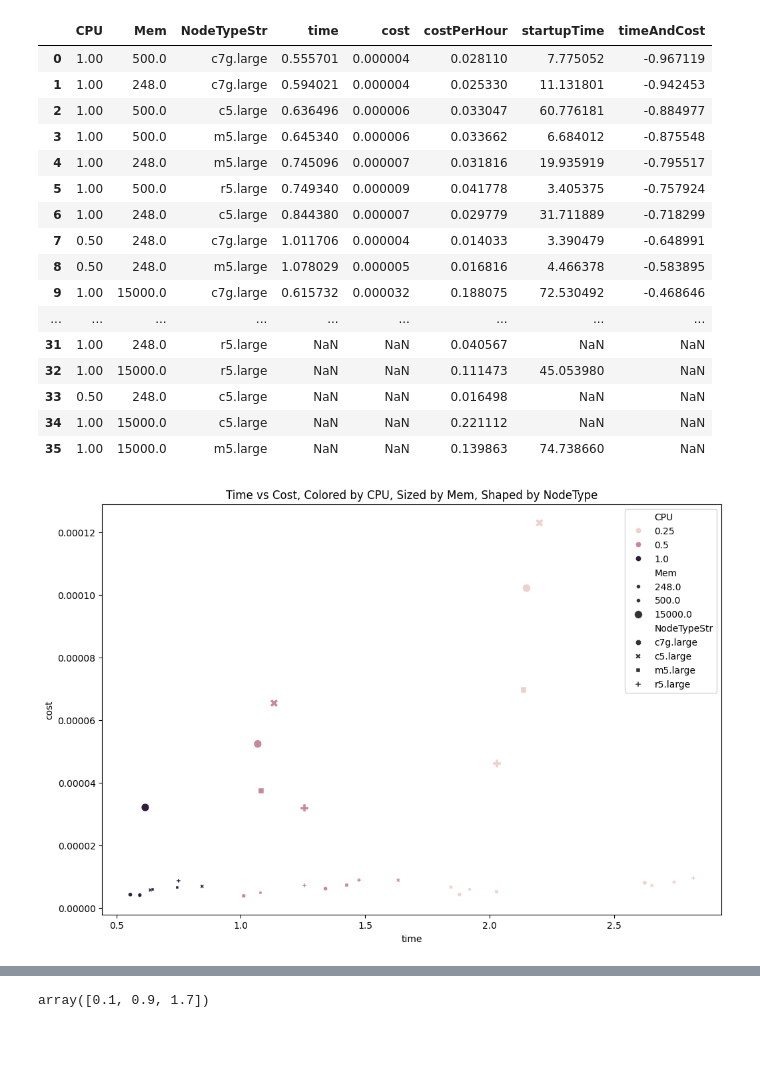
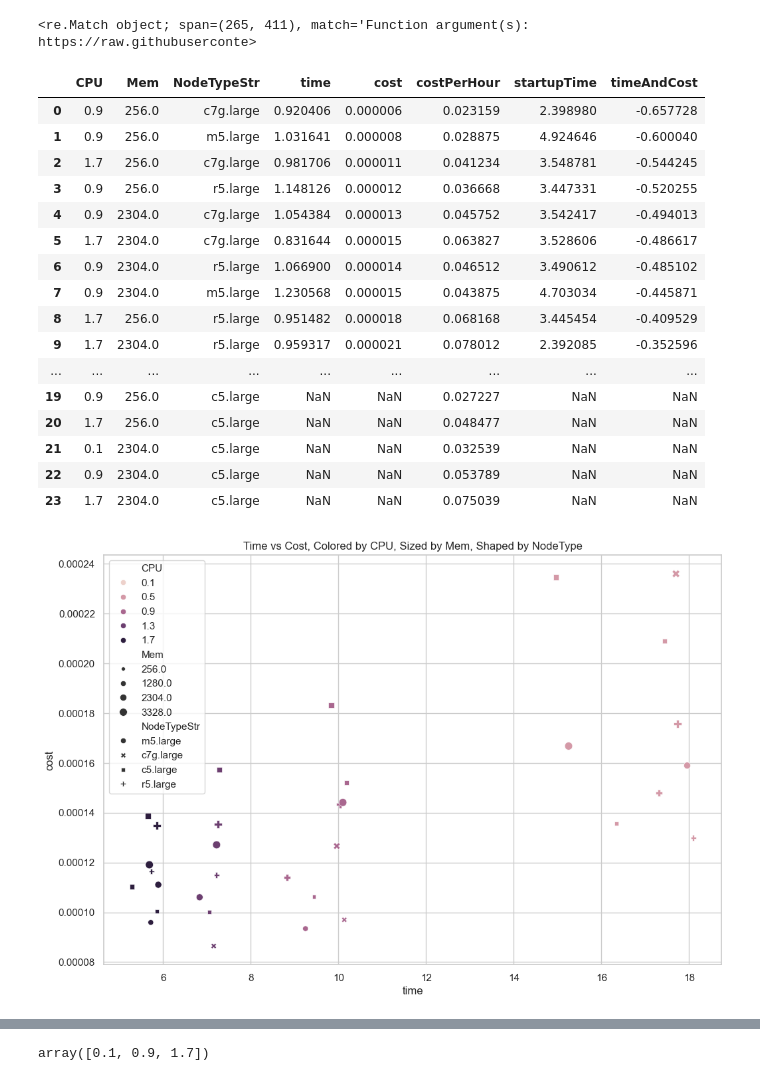
Before and after one commit to ckeenan34/FaaSterConfig, a Jupyter notebook: notebooks/AnalyzeResults.ipynb, the cells around one changed output, grey strips where cells are left out. Cells and saved outputs as stored; diff of their text form; code cells hidden in the pictures; blank space fills up the shorter version.

```diff
--- a/notebooks/AnalyzeResults.ipynb
+++ b/notebooks/AnalyzeResults.ipynb
@@ -8,3 +47,15 @@ import seaborn as sns
+# %%
+def readResult(path, n=9):
+    with open(path) as file:
+        head = [next(file) for _ in range(n)]
+        df = pd.read_csv(file)
+
+    res = parseConfigData("\n".join(head))
+    res['df'] = df
+    best = df.iloc[0]
+    res['bestTime'] = best.time
+    res['bestCost'] = best.cost
+    return res
 # %%
 resultsPath = "../FaaSterConfig/results/"
 # %%
@@ -31,25 +83,27 @@ mostRecent
 # %%
-df = pd.read_csv(os.path.join(resultsPath,mostRecent), skiprows=9)
+res = readResult(os.path.join(resultsPath,mostRecent))
+# %% [output]
+<re.Match object; span=(265, 411), match='Function argument(s): https://raw.githubuserconte>
 # %%
-df
+res['df']
 # %% [output]
 |  | CPU | Mem | NodeTypeStr | time | cost | costPerHour | startupTime | timeAndCost |
-| 0 | 1.00 | 500.0 | c7g.large | 0.555701 | 0.000004 | 0.028110 | 7.775052 | -0.967119 |
-| 1 | 1.00 | 248.0 | c7g.large | 0.594021 | 0.000004 | 0.025330 | 11.131801 | -0.942453 |
-| 2 | 1.00 | 500.0 | c5.large | 0.636496 | 0.000006 | 0.033047 | 60.776181 | -0.884977 |
-| 3 | 1.00 | 500.0 | m5.large | 0.645340 | 0.000006 | 0.033662 | 6.684012 | -0.875548 |
-| 4 | 1.00 | 248.0 | m5.large | 0.745096 | 0.000007 | 0.031816 | 19.935919 | -0.795517 |
-| 5 | 1.00 | 500.0 | r5.large | 0.749340 | 0.000009 | 0.041778 | 3.405375 | -0.757924 |
-| 6 | 1.00 | 248.0 | c5.large | 0.844380 | 0.000007 | 0.029779 | 31.711889 | -0.718299 |
-| 7 | 0.50 | 248.0 | c7g.large | 1.011706 | 0.000004 | 0.014033 | 3.390479 | -0.648991 |
-| 8 | 0.50 | 248.0 | m5.large | 1.078029 | 0.000005 | 0.016816 | 4.466378 | -0.583895 |
-| 9 | 1.00 | 15000.0 | c7g.large | 0.615732 | 0.000032 | 0.188075 | 72.530492 | -0.468646 |
+| 0 | 0.9 | 256.0 | c7g.large | 0.920406 | 0.000006 | 0.023159 | 2.398980 | -0.657728 |
+| 1 | 0.9 | 256.0 | m5.large | 1.031641 | 0.000008 | 0.028875 | 4.924646 | -0.600040 |
+| 2 | 1.7 | 256.0 | c7g.large | 0.981706 | 0.000011 | 0.041234 | 3.548781 | -0.544245 |
+| 3 | 0.9 | 256.0 | r5.large | 1.148126 | 0.000012 | 0.036668 | 3.447331 | -0.520255 |
+| 4 | 0.9 | 2304.0 | c7g.large | 1.054384 | 0.000013 | 0.045752 | 3.542417 | -0.494013 |
+| 5 | 1.7 | 2304.0 | c7g.large | 0.831644 | 0.000015 | 0.063827 | 3.528606 | -0.486617 |
+| 6 | 0.9 | 2304.0 | r5.large | 1.066900 | 0.000014 | 0.046512 | 3.490612 | -0.485102 |
+| 7 | 0.9 | 2304.0 | m5.large | 1.230568 | 0.000015 | 0.043875 | 4.703034 | -0.445871 |
+| 8 | 1.7 | 256.0 | r5.large | 0.951482 | 0.000018 | 0.068168 | 3.445454 | -0.409529 |
+| 9 | 1.7 | 2304.0 | r5.large | 0.959317 | 0.000021 | 0.078012 | 2.392085 | -0.352596 |
 | ... | ... | ... | ... | ... | ... | ... | ... | ... |
-| 31 | 1.00 | 248.0 | r5.large | NaN | NaN | 0.040567 | NaN | NaN |
-| 32 | 1.00 | 15000.0 | r5.large | NaN | NaN | 0.111473 | 45.053980 | NaN |
-| 33 | 0.50 | 248.0 | c5.large | NaN | NaN | 0.016498 | NaN | NaN |
-| 34 | 1.00 | 15000.0 | c5.large | NaN | NaN | 0.221112 | NaN | NaN |
-| 35 | 1.00 | 15000.0 | m5.large | NaN | NaN | 0.139863 | 74.738660 | NaN |
+| 19 | 0.9 | 256.0 | c5.large | NaN | NaN | 0.027227 | NaN | NaN |
+| 20 | 1.7 | 256.0 | c5.large | NaN | NaN | 0.048477 | NaN | NaN |
+| 21 | 0.1 | 2304.0 | c5.large | NaN | NaN | 0.032539 | NaN | NaN |
+| 22 | 0.9 | 2304.0 | c5.large | NaN | NaN | 0.053789 | NaN | NaN |
+| 23 | 1.7 | 2304.0 | c5.large | NaN | NaN | 0.075039 | NaN | NaN |
 # %%
 # Set the style of seaborn for better aesthetics
 sns.set(style="whitegrid")
@@ -60,7 +114,7 @@ scatter = sns.scatterplot(x="time", y="cost", hue="CPU", size="Mem", style="Node
 scatter.set_title("Time vs Cost, Colored by CPU, Sized by Mem, Shaped by NodeType")
 plt.show()
 # %% [output]
-[figure, old version]
+[figure, new version]
 # %%
 # Plot 2: time vs cost, 1 grid per NodeType
 plt.figure(figsize=(12, 8))
```
Also changed, not shown: parts of 12 cells of this notebook, 14 other files.
